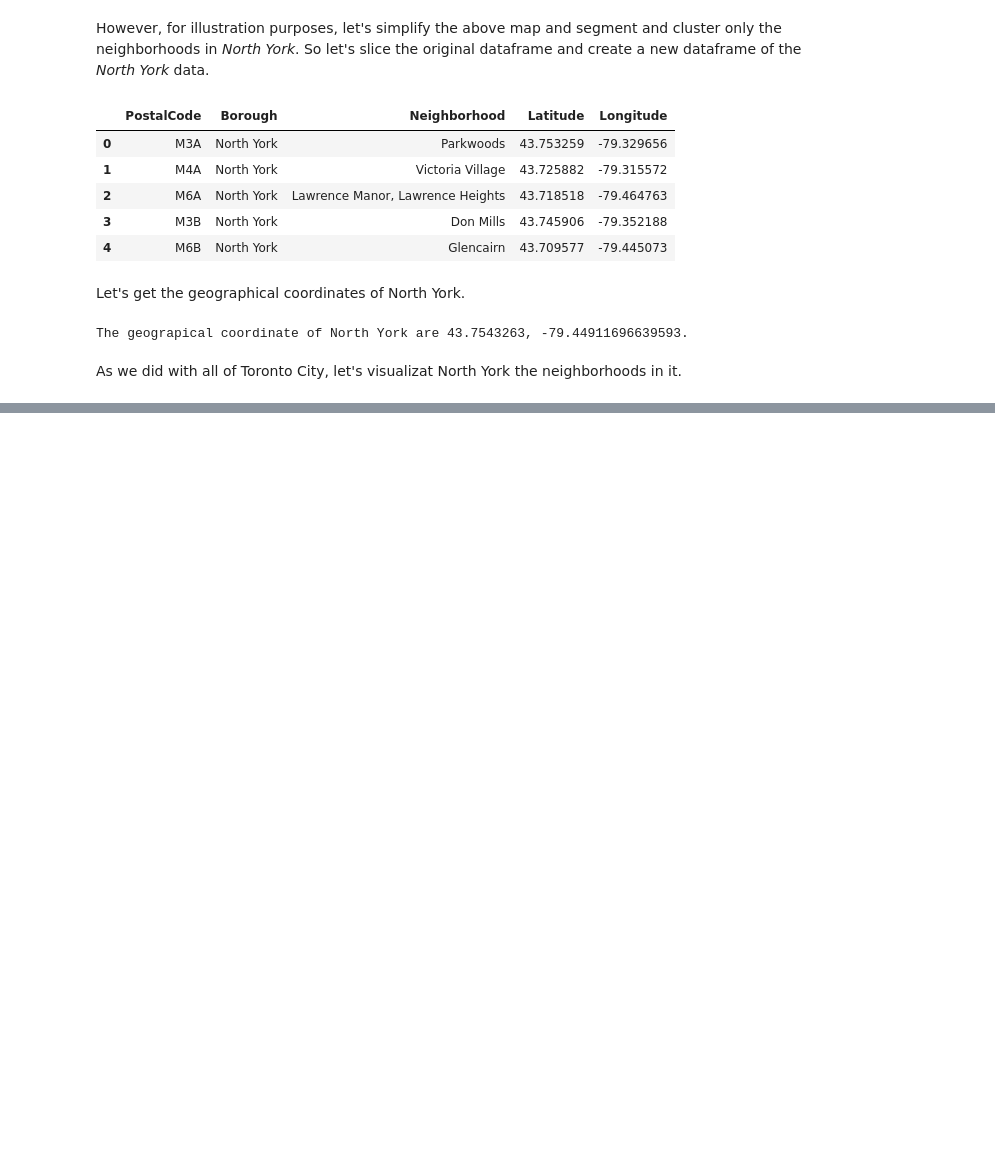
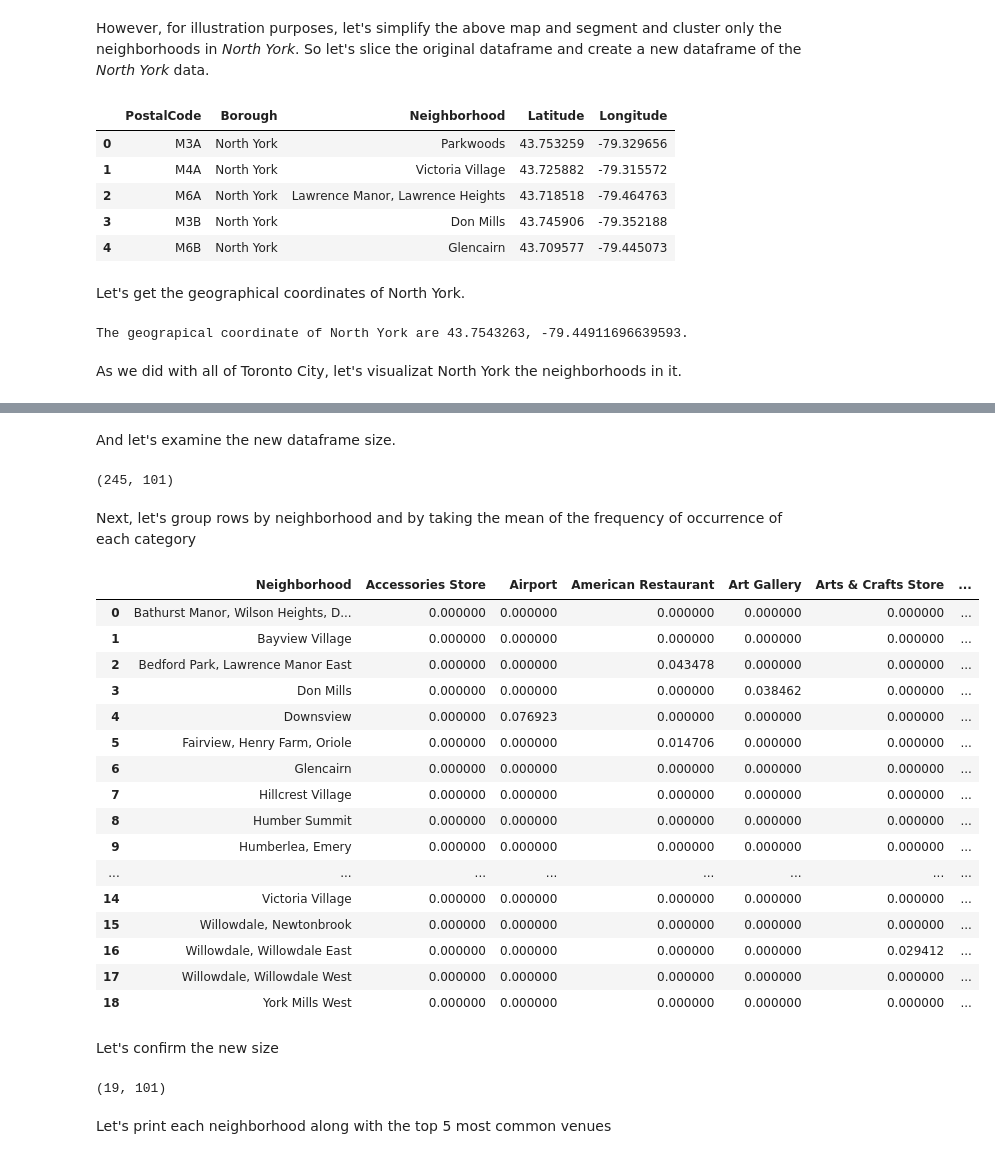
Before and after one commit to taakuu/Coursera_Capstone, a Jupyter notebook: Week3_Segmenting_and_Clustering_Neighborhoods.ipynb, the cells around one changed output, grey strips where cells are left out. Cells and saved outputs as stored; diff of their text form; code cells hidden in the pictures; blank space fills up the shorter version.

```diff
--- a/Week3_Segmenting_and_Clustering_Neighborhoods.ipynb
+++ b/Week3_Segmenting_and_Clustering_Neighborhoods.ipynb
@@ -414,0 +434,3 @@ map_northyork
+# %%
+results = requests.get(url).json()
+results
@@ -414,0 +471,16 @@ map_northyork
+# %%
+venues = results['response']['groups'][0]['items']
+
+nearby_venues = json_normalize(venues) # flatten JSON
+
+# filter columns
+filtered_columns = ['venue.name', 'venue.categories', 'venue.location.lat', 'venue.location.lng']
+nearby_venues =nearby_venues.loc[:, filtered_columns]
+
+# filter the category for each row
+nearby_venues['venue.categories'] = nearby_venues.apply(get_category_type, axis=1)
+
+# clean columns
+nearby_venues.columns = [col.split(".")[-1] for col in nearby_venues.columns]
+
+nearby_venues.head()
@@ -414,0 +544,5 @@ map_northyork
+# %%
+northyork_venues = getNearbyVenues(names=northyork_data['Neighborhood'],
+                                   latitudes=northyork_data['Latitude'],
+                                   longitudes=northyork_data['Longitude']
+                                  )
@@ -414,0 +611,12 @@ map_northyork
+# %%
+# one hot encoding
+northyork_onehot = pd.get_dummies(northyork_venues[['Venue Category']], prefix="", prefix_sep="")
+
+# add neighborhood column back to dataframe
+northyork_onehot['Neighborhood'] = northyork_venues['Neighborhood']
+
+# move neighborhood column to the first column
+fixed_columns = [northyork_onehot.columns[-1]] + list(northyork_onehot.columns[:-1])
+northyork_onehot = northyork_onehot[fixed_columns]
+
+northyork_onehot.head()
@@ -414,0 +630,37 @@ map_northyork
+# %% [markdown]
+And let's examine the new dataframe size.
+# %%
+northyork_onehot.shape
+# %% [output]
+(245, 101)
+# %% [markdown]
+Next, let's group rows by neighborhood and by taking the mean of the frequency of occurrence of each category
+# %%
+northyork_grouped = northyork_onehot.groupby('Neighborhood').mean().reset_index()
+northyork_grouped
+# %% [output]
+|  | Neighborhood | Accessories Store | Airport | American Restaurant | Art Gallery | Arts & Crafts Store | ... |
+| 0 | Bathurst Manor, Wilson Heights, D... | 0.000000 | 0.000000 | 0.000000 | 0.000000 | 0.000000 | ... |
+| 1 | Bayview Village | 0.000000 | 0.000000 | 0.000000 | 0.000000 | 0.000000 | ... |
+| 2 | Bedford Park, Lawrence Manor East | 0.000000 | 0.000000 | 0.043478 | 0.000000 | 0.000000 | ... |
+| 3 | Don Mills | 0.000000 | 0.000000 | 0.000000 | 0.038462 | 0.000000 | ... |
+| 4 | Downsview | 0.000000 | 0.076923 | 0.000000 | 0.000000 | 0.000000 | ... |
+| 5 | Fairview, Henry Farm, Oriole | 0.000000 | 0.000000 | 0.014706 | 0.000000 | 0.000000 | ... |
+| 6 | Glencairn | 0.000000 | 0.000000 | 0.000000 | 0.000000 | 0.000000 | ... |
+| 7 | Hillcrest Village | 0.000000 | 0.000000 | 0.000000 | 0.000000 | 0.000000 | ... |
+| 8 | Humber Summit | 0.000000 | 0.000000 | 0.000000 | 0.000000 | 0.000000 | ... |
+| 9 | Humberlea, Emery | 0.000000 | 0.000000 | 0.000000 | 0.000000 | 0.000000 | ... |
+| ... | ... | ... | ... | ... | ... | ... | ... |
+| 14 | Victoria Village | 0.000000 | 0.000000 | 0.000000 | 0.000000 | 0.000000 | ... |
+| 15 | Willowdale, Newtonbrook | 0.000000 | 0.000000 | 0.000000 | 0.000000 | 0.000000 | ... |
+| 16 | Willowdale, Willowdale East | 0.000000 | 0.000000 | 0.000000 | 0.000000 | 0.029412 | ... |
+| 17 | Willowdale, Willowdale West | 0.000000 | 0.000000 | 0.000000 | 0.000000 | 0.000000 | ... |
+| 18 | York Mills West | 0.000000 | 0.000000 | 0.000000 | 0.000000 | 0.000000 | ... |
+# %% [markdown]
+Let's confirm the new size
+# %%
+northyork_grouped.shape
+# %% [output]
+(19, 101)
+# %% [markdown]
+Let's print each neighborhood along with the top 5 most common venues
```
Also changed, not shown: parts of 75 cells of this notebook.
